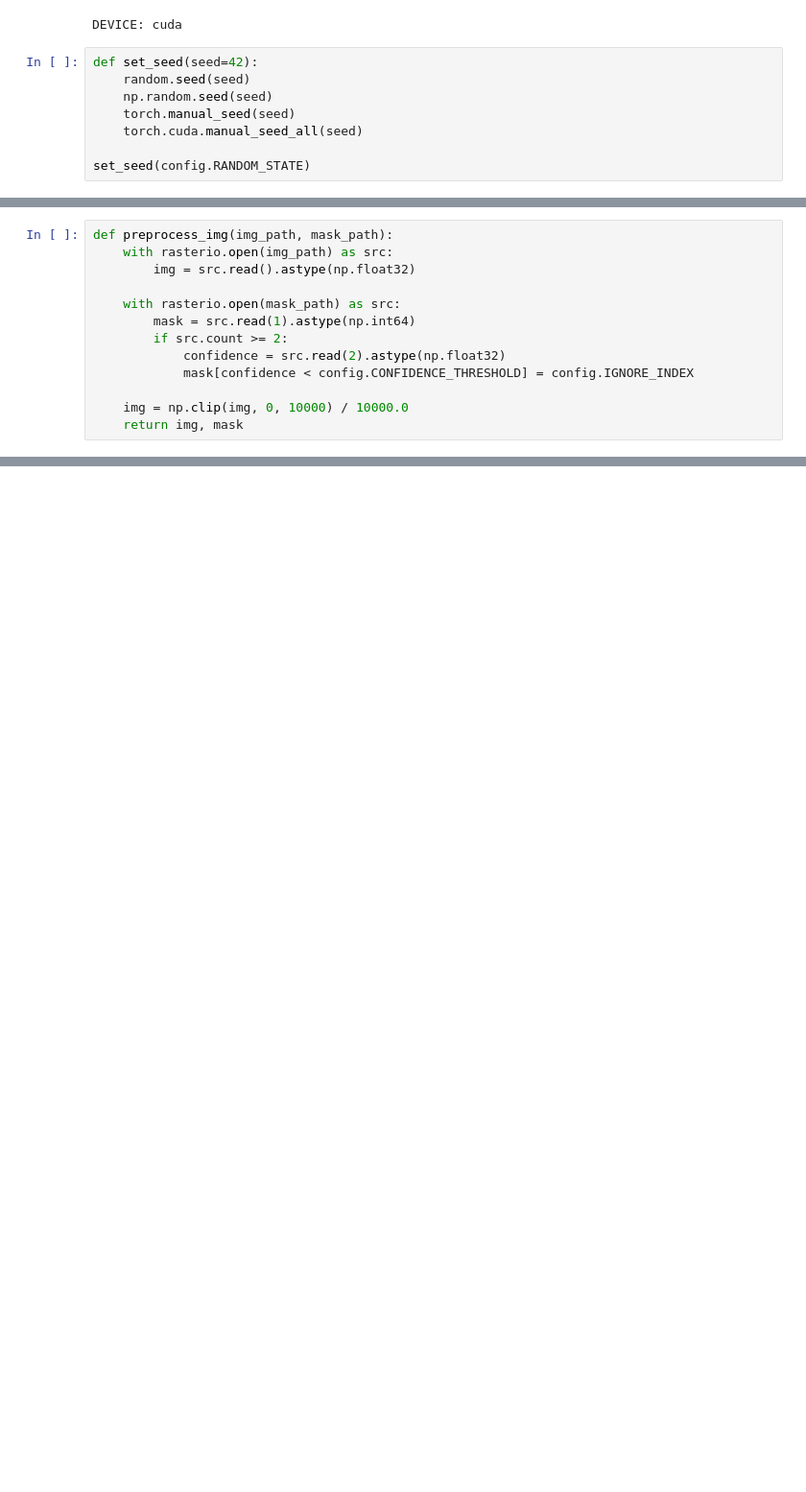
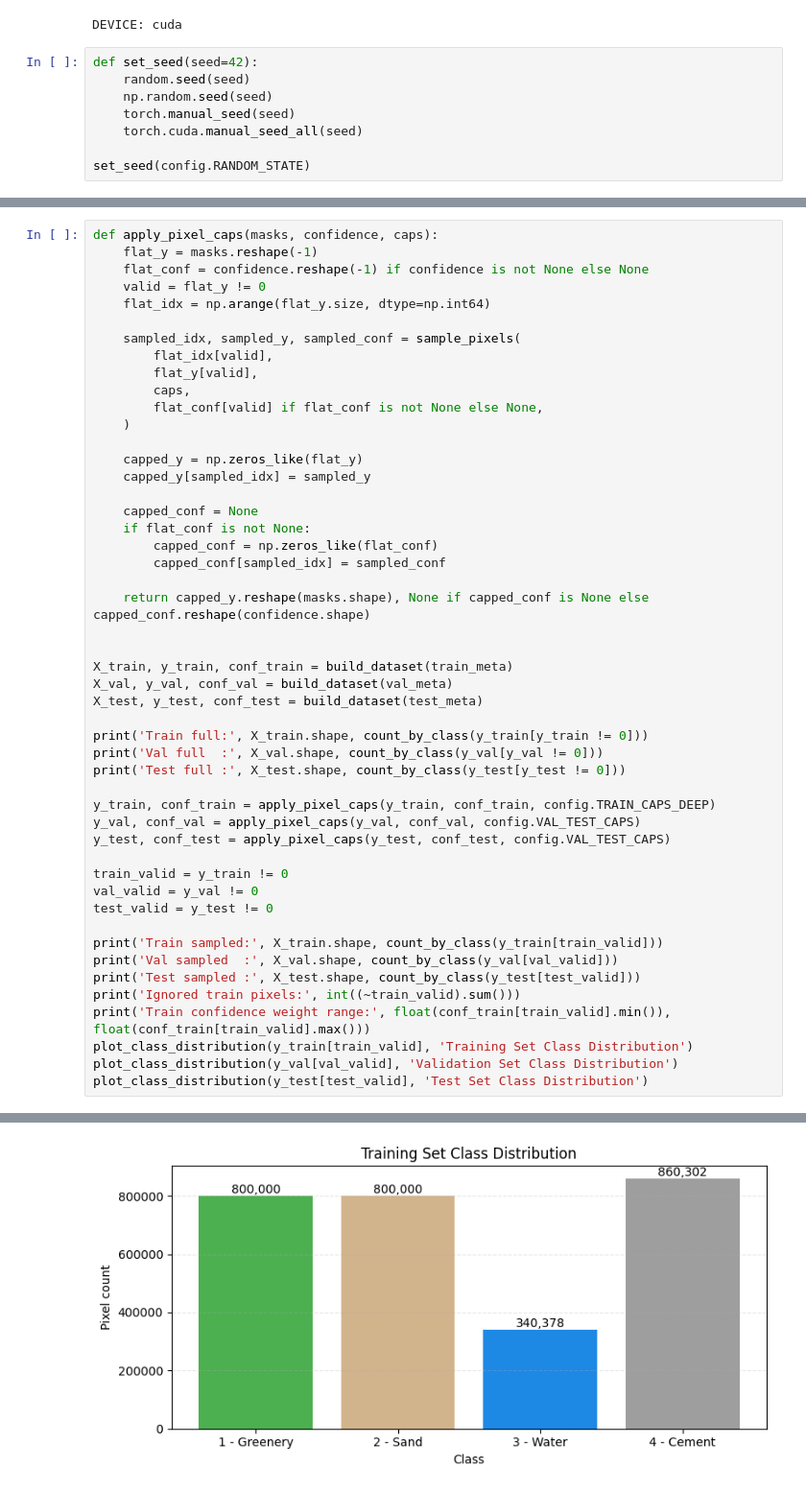
Before and after one commit to Mohamed-Ashraf273/satellite-imagery, a Jupyter notebook: train_p2.ipynb, the cells around one changed output, grey strips where cells are left out. Shown at 96% size. Cells and saved outputs as stored; diff of their text form; blank space fills up the shorter version.

```diff
--- a/train_p2.ipynb
+++ b/train_p2.ipynb
@@ -57,13 +54,0 @@ print_split_summary('test', test_meta)
-# %%
-def preprocess_img(img_path, mask_path):
-    with rasterio.open(img_path) as src:
-        img = src.read().astype(np.float32)
-
-    with rasterio.open(mask_path) as src:
-        mask = src.read(1).astype(np.int64)
-        if src.count >= 2:
-            confidence = src.read(2).astype(np.float32)
-            mask[confidence < config.CONFIDENCE_THRESHOLD] = config.IGNORE_INDEX
-
-    img = np.clip(img, 0, 10000) / 10000.0
-    return img, mask
@@ -101,0 +101,50 @@ class LandCoverSegDataset(Dataset):
+# %%
+def apply_pixel_caps(masks, confidence, caps):
+    flat_y = masks.reshape(-1)
+    flat_conf = confidence.reshape(-1) if confidence is not None else None
+    valid = flat_y != 0
+    flat_idx = np.arange(flat_y.size, dtype=np.int64)
+
+    sampled_idx, sampled_y, sampled_conf = sample_pixels(
+        flat_idx[valid],
+        flat_y[valid],
+        caps,
+        flat_conf[valid] if flat_conf is not None else None,
+    )
+
+    capped_y = np.zeros_like(flat_y)
+    capped_y[sampled_idx] = sampled_y
+
+    capped_conf = None
+    if flat_conf is not None:
+        capped_conf = np.zeros_like(flat_conf)
+        capped_conf[sampled_idx] = sampled_conf
+
+    return capped_y.reshape(masks.shape), None if capped_conf is None else capped_conf.reshape(confidence.shape)
+
+
+X_train, y_train, conf_train = build_dataset(train_meta)
+X_val, y_val, conf_val = build_dataset(val_meta)
+X_test, y_test, conf_test = build_dataset(test_meta)
+
+print('Train full:', X_train.shape, count_by_class(y_train[y_train != 0]))
+print('Val full  :', X_val.shape, count_by_class(y_val[y_val != 0]))
+print('Test full :', X_test.shape, count_by_class(y_test[y_test != 0]))
+
+y_train, conf_train = apply_pixel_caps(y_train, conf_train, config.TRAIN_CAPS_DEEP)
+y_val, conf_val = apply_pixel_caps(y_val, conf_val, config.VAL_TEST_CAPS)
+y_test, conf_test = apply_pixel_caps(y_test, conf_test, config.VAL_TEST_CAPS)
+
+train_valid = y_train != 0
+val_valid = y_val != 0
+test_valid = y_test != 0
+
+print('Train sampled:', X_train.shape, count_by_class(y_train[train_valid]))
+print('Val sampled  :', X_val.shape, count_by_class(y_val[val_valid]))
+print('Test sampled :', X_test.shape, count_by_class(y_test[test_valid]))
+print('Ignored train pixels:', int((~train_valid).sum()))
+print('Train confidence weight range:', float(conf_train[train_valid].min()), float(conf_train[train_valid].max()))
+plot_class_distribution(y_train[train_valid], 'Training Set Class Distribution')
+plot_class_distribution(y_val[val_valid], 'Validation Set Class Distribution')
+plot_class_distribution(y_test[test_valid], 'Test Set Class Distribution')
+# %% [output]
@@ -101,0 +171 @@ class LandCoverSegDataset(Dataset):
+[figure, added]
```
Also changed, not shown: parts of 26 cells of this notebook, 5 other files.
